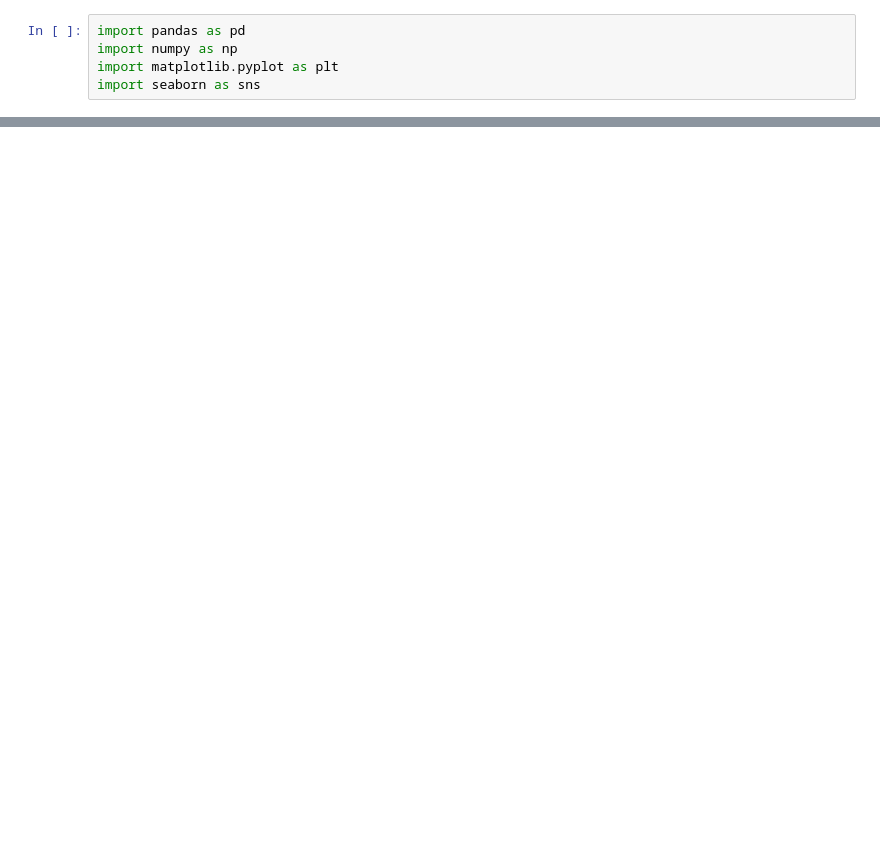
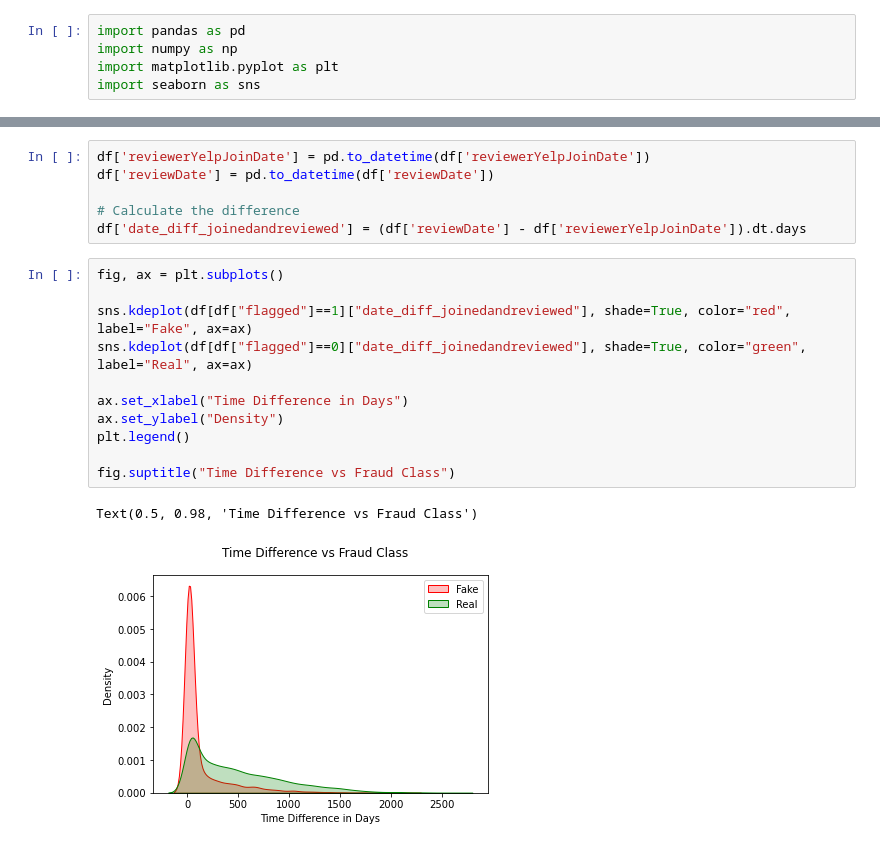
Before and after one commit to jesper1212/BT4012_Reviews, a Jupyter notebook: Notebooks/exploratory & visualisation/kaitlyn.ipynb, the cells around one changed output, grey strips where cells are left out. Cells and saved outputs as stored; diff of their text form; blank space fills up the shorter version.

```diff
--- a/Notebooks/exploratory & visualisation/kaitlyn.ipynb
+++ b/Notebooks/exploratory & visualisation/kaitlyn.ipynb
@@ -99,0 +117,20 @@ df.rating.value_counts().sort_index().plot(kind = "bar")
+# %%
+df['reviewerYelpJoinDate'] = pd.to_datetime(df['reviewerYelpJoinDate'])
+df['reviewDate'] = pd.to_datetime(df['reviewDate'])
+
+# Calculate the difference
+df['date_diff_joinedandreviewed'] = (df['reviewDate'] - df['reviewerYelpJoinDate']).dt.days
+# %%
+fig, ax = plt.subplots()
+
+sns.kdeplot(df[df["flagged"]==1]["date_diff_joinedandreviewed"], shade=True, color="red", label="Fake", ax=ax)
+sns.kdeplot(df[df["flagged"]==0]["date_diff_joinedandreviewed"], shade=True, color="green", label="Real", ax=ax)
+
+ax.set_xlabel("Time Difference in Days")
+ax.set_ylabel("Density")
+plt.legend()
+
+fig.suptitle("Time Difference vs Fraud Class")
+# %% [output]
+Text(0.5, 0.98, 'Time Difference vs Fraud Class')
+[figure, added]
```
Also changed, not shown: parts of 15 cells of this notebook.
